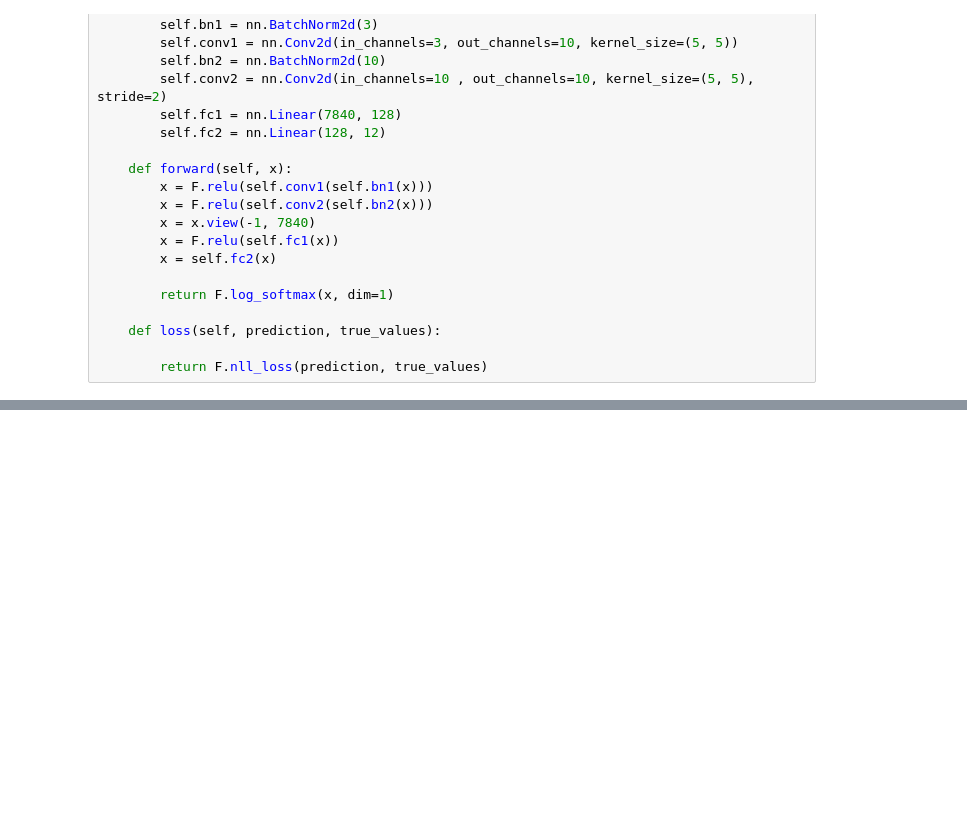
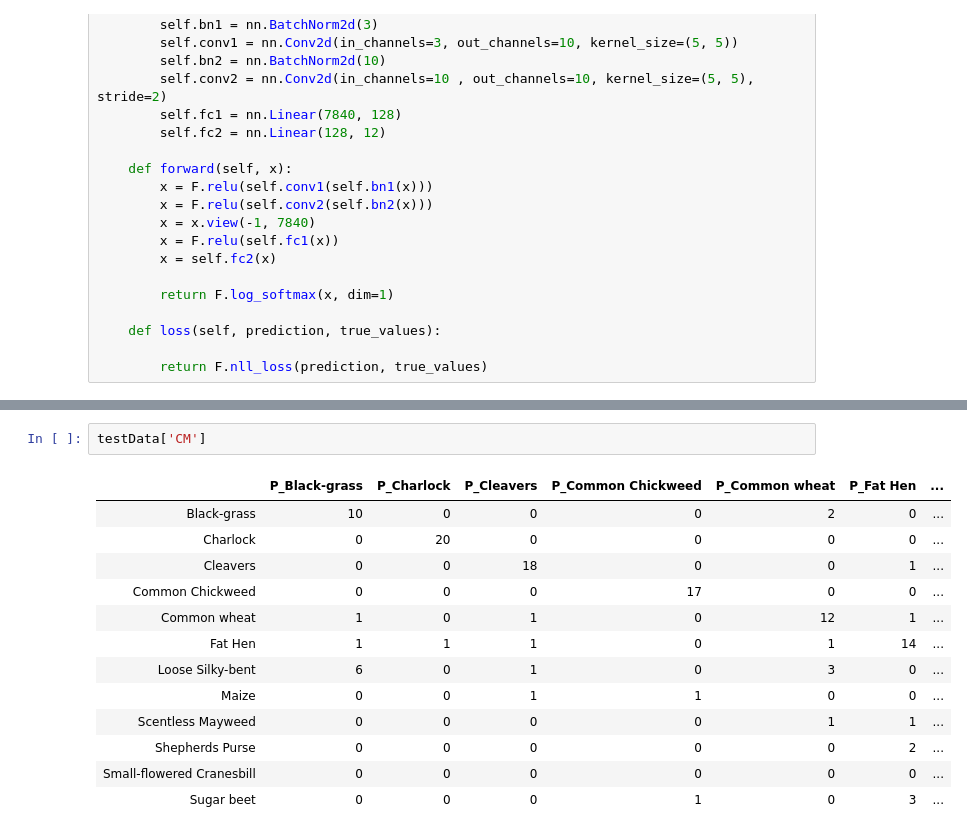
Before and after one commit to RCUELLO72/CV-PlantSeedlingClassification, a Jupyter notebook: PlantSeedlings.ipynb, the cells around one changed output, grey strips where cells are left out. Cells and saved outputs as stored; diff of their text form; blank space fills up the shorter version.

```diff
--- a/PlantSeedlings.ipynb
+++ b/PlantSeedlings.ipynb
@@ -309,0 +316,16 @@ list
+# %%
+testData['CM']
+# %% [output]
+|  | P_Black-grass | P_Charlock | P_Cleavers | P_Common Chickweed | P_Common wheat | P_Fat Hen | ... |
+| Black-grass | 10 | 0 | 0 | 0 | 2 | 0 | ... |
+| Charlock | 0 | 20 | 0 | 0 | 0 | 0 | ... |
+| Cleavers | 0 | 0 | 18 | 0 | 0 | 1 | ... |
+| Common Chickweed | 0 | 0 | 0 | 17 | 0 | 0 | ... |
+| Common wheat | 1 | 0 | 1 | 0 | 12 | 1 | ... |
+| Fat Hen | 1 | 1 | 1 | 0 | 1 | 14 | ... |
+| Loose Silky-bent | 6 | 0 | 1 | 0 | 3 | 0 | ... |
+| Maize | 0 | 0 | 1 | 1 | 0 | 0 | ... |
+| Scentless Mayweed | 0 | 0 | 0 | 0 | 1 | 1 | ... |
+| Shepherds Purse | 0 | 0 | 0 | 0 | 0 | 2 | ... |
+| Small-flowered Cranesbill | 0 | 0 | 0 | 0 | 0 | 0 | ... |
+| Sugar beet | 0 | 0 | 0 | 1 | 0 | 3 | ... |
```
Also changed, not shown: parts of 19 cells of this notebook.
